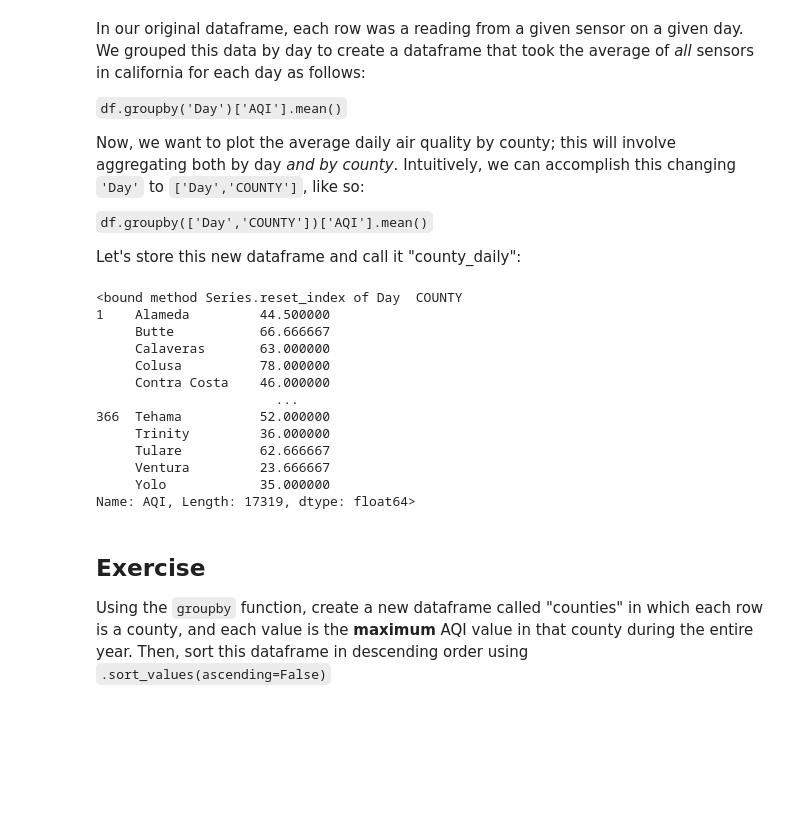
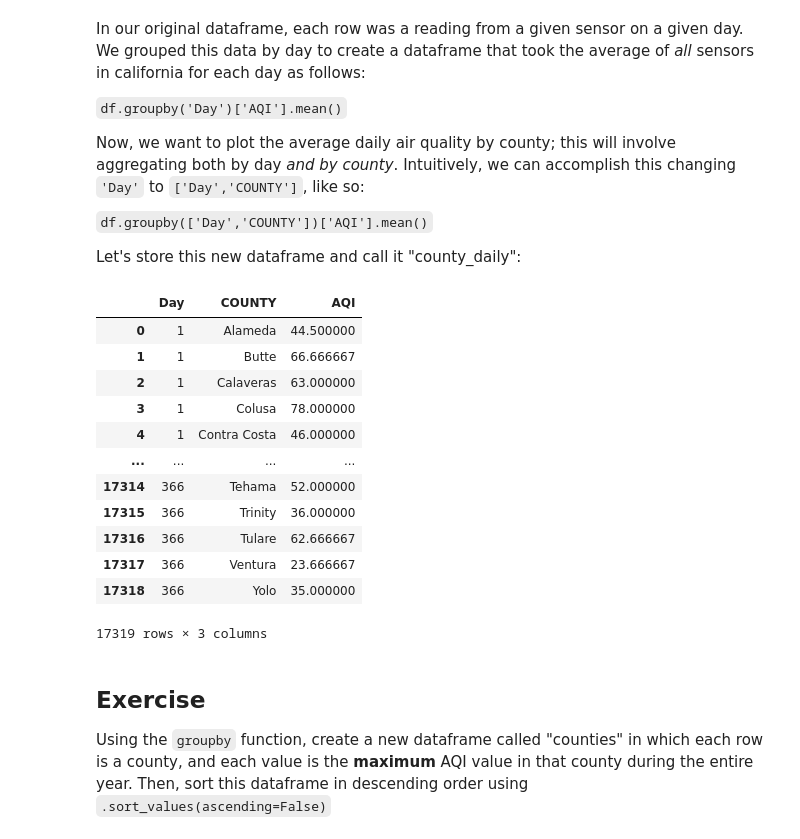
Before and after one commit to danakrasznai/QM2, a Jupyter notebook: notebooks/W03. Spatial Data.ipynb, the cells around one changed output. Saved outputs shown, nothing was run; the diff lists cells and outputs as text; code cells hidden in the pictures; blank space fills up the shorter version.

```diff
--- a/notebooks/W03. Spatial Data.ipynb
+++ b/notebooks/W03. Spatial Data.ipynb
@@ -119,6 +121,3 @@ When I print the new columns we've made ("Month" and "Day") next to the original
 ### Exercise
 
 [Here's](https://pandas.pydata.org/docs/reference/api/pandas.Series.dt.dayofyear.html) the documentation for the pandas function that allowed us to extract the day of year from the datetime column. Using the documentation on this page, create a new column in the dataframe that contains the week of year.
-# %%
-df['Week']=df['Date'].dt.isocalendar().week
-print(df[['Date','Month','Week']])
@@ -227,22 +193,22 @@ Now, we want to plot the average daily air quality by county; this will involve
 
 Let's store this new dataframe and call it "county_daily":
 # %%
-county_daily=df.groupby(['Day','COUNTY',])['AQI'].mean().reset_index
+county_daily=df.groupby(['Day','COUNTY',])['AQI'].mean().reset_index()
 county_daily
 # %% [output]
+|  | Day | COUNTY | AQI |
+| 0 | 1 | Alameda | 44.500000 |
+| 1 | 1 | Butte | 66.666667 |
+| 2 | 1 | Calaveras | 63.000000 |
+| 3 | 1 | Colusa | 78.000000 |
+| 4 | 1 | Contra Costa | 46.000000 |
+| ... | ... | ... | ... |
+| 17314 | 366 | Tehama | 52.000000 |
+| 17315 | 366 | Trinity | 36.000000 |
+| 17316 | 366 | Tulare | 62.666667 |
+| 17317 | 366 | Ventura | 23.666667 |
+| 17318 | 366 | Yolo | 35.000000 |
-<bound method Series.reset_index of Day  COUNTY
-1    Alameda         44.500000
-     Butte           66.666667
-     Calaveras       63.000000
-     Colusa          78.000000
-     Contra Costa    46.000000
-                       ...
-366  Tehama          52.000000
-     Trinity         36.000000
-     Tulare          62.666667
-     Ventura         23.666667
-     Yolo            35.000000
-Name: AQI, Length: 17319, dtype: float64>
+17319 rows × 3 columns
 # %% [markdown]
 ## Exercise
 
```
Also changed, not shown: parts of 6 cells of this notebook.
